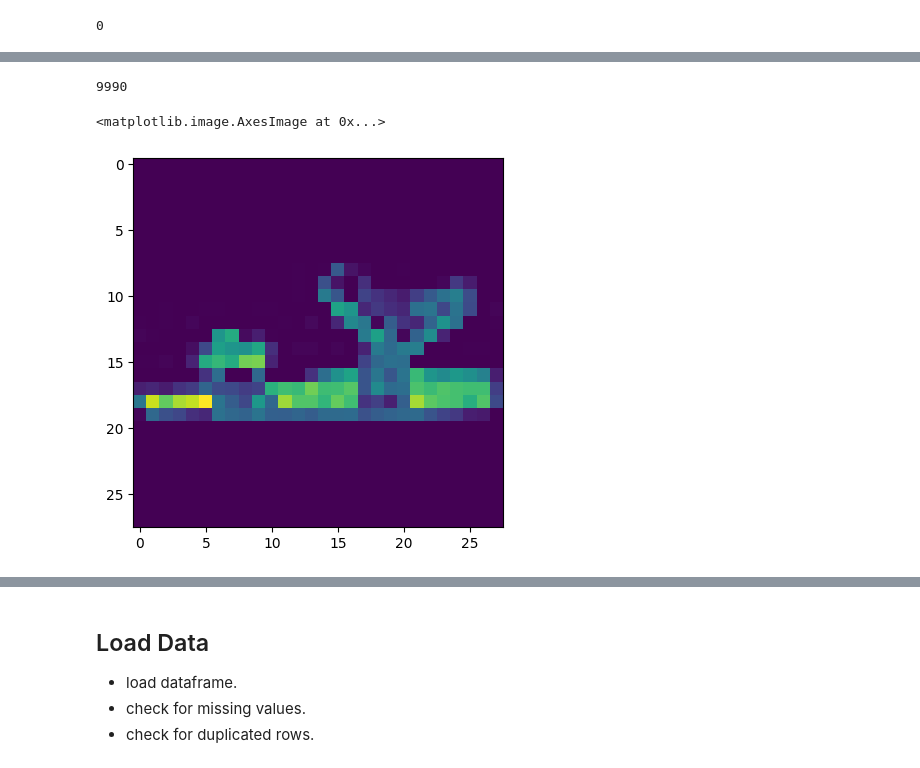
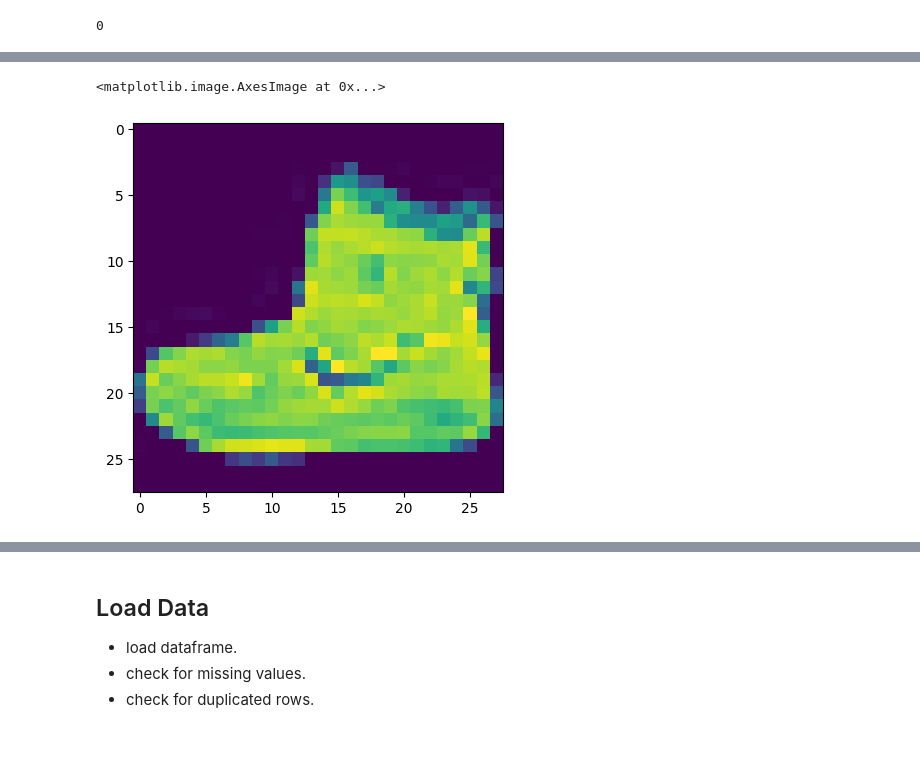
Before and after one commit to 3ab3z2/Machine-fashion-model-mnist, a Jupyter notebook: 20241203-fashion.ipynb, the cells around one changed output, grey strips where cells are left out. Cells and saved outputs as stored; diff of their text form; code cells hidden in the pictures.

```diff
--- a/20241203-fashion.ipynb
+++ b/20241203-fashion.ipynb
@@ -112,5 +133,5 @@ df_trn= read_ubyte('train-labels-idx1-ubyte', 'train-images-idx3-ubyte')
 # %%
-df_trn= pd.read_csv('mnist_train.csv')
+df_trn= pd.read_csv('train.csv')
 # %%
 df_trn.duplicated().sum()
 # %% [output]
@@ -162,9 +152,5 @@ Name: 3, Length: 784, dtype: uint8
-# %%
-df_tst.duplicated().sum()
-# %% [output]
-9990
 # %%
-plt.imshow(np.array(df_trn[df_trn['label']==4].iloc[0, :-1]).reshape(28, 28))
+plt.imshow(np.array(df_trn[df_trn['label']==9].iloc[0, 1:]).reshape(28, 28))
 # %% [output]
 <matplotlib.image.AxesImage at 0x...>
-[figure, old version]
+[figure, new version]
```
Also changed, not shown: parts of 14 cells of this notebook.
